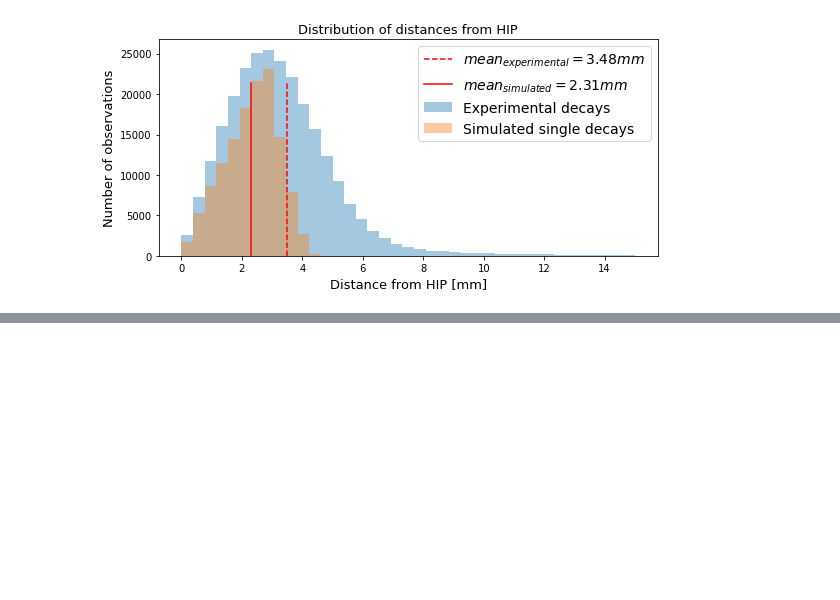
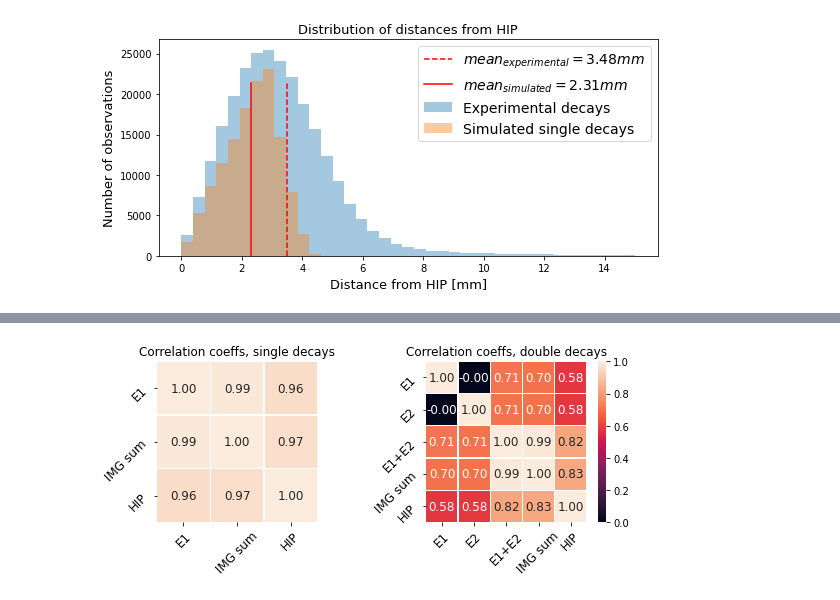
Before and after one commit to geirtul/master_analysis, a Jupyter notebook: notebooks/exploration/data_exploration_anodedata.ipynb, the cells around one changed output, grey strips where cells are left out. Saved outputs shown, nothing was run; the diff lists cells and outputs as text; code cells hidden in the pictures; blank space fills up the shorter version.

```diff
--- a/notebooks/exploration/data_exploration_anodedata.ipynb
+++ b/notebooks/exploration/data_exploration_anodedata.ipynb
@@ -296,0 +390,81 @@ plt.scatter(df_dist['custom_test_pos_pmod_dist'], img_sum, alpha=0.5, s=0.1)
+# %%
+from matplotlib import gridspec
+# Concatenate the quantities of interest and draw a reasonable sample size
+# from the data to perform calculation on. When the data is huge, this is
+# a necessity because np.corrcoef doesn't scale well.
+e_sum = np.sum(energies_sim, axis=1).reshape(energies_sim.shape[0],1)
+#correlation_data = np.concatenate((positions, energies, sep_dist, rel_e, img_sum, img_hip), axis=1)
+correlation_data_double = np.concatenate(
+    (
+        energies_sim[double_sim, 0].reshape(double_sim.shape[0], 1),
+        energies_sim[double_sim, 1].reshape(double_sim.shape[0], 1),
+        e_sum[double_sim].reshape(double_sim.shape[0], 1),
+        img_sum_sim[double_sim].reshape(double_sim.shape[0], 1),
+        img_hip_sim[double_sim].reshape(double_sim.shape[0], 1)
+    ),
+    axis=1
+)
+correlation_data_single = np.concatenate(
+    (
+        energies_sim[single_sim,0].reshape(single_sim.shape[0], 1),
+        img_sum_sim[single_sim].reshape(single_sim.shape[0], 1),
+        img_hip_sim[single_sim].reshape(single_sim.shape[0], 1)
+    ),
+    axis=1
+)
+#indices = np.random.choice(double_sim, 4000, replace=False)
+
+# Calculate correlation matrix
+corr_matrix_double = np.corrcoef(correlation_data_double, rowvar=False)
+corr_matrix_single = np.corrcoef(correlation_data_single, rowvar=False)
+
+# Plot the correlation matrix
+grid_kw = {
+    'left': 0.0,
+    'right': 1.0,
+    'top': 0.66,
+    'bottom': 0.0,
+}
+fig, ax = plt.subplots(1, 2, figsize=(8, 3.5))#, gridspec_kw=grid_kw)
+
+#ax1 = plt.subplot2grid((8,16), (0, 0), aspect="auto", colspan=7, rowspan=8, adjustable='box')
+#ax2 = plt.subplot2grid((8,16), (0, 0), aspect="auto", colspan=7, rowspan=8, adjustable='box')
+
+#ticks = ["X1", "Y1", "X2", "Y2", "E1", "E2", "sep_dist", "rel_E", "px_sum", "hip"]
+ticks_single = ["E1", "IMG sum", "HIP"]
+sns.heatmap(
+    corr_matrix_single,
+    annot=True,
+    fmt='.2f',
+    linewidth=0.2,
+    cbar=False,
+    square=True,
+    ax=ax[0],
+    vmin=0,
+    vmax=1,
+    annot_kws={'size': 12}
+)
+
+ax[0].set_title("Correlation coeffs, single decays")
+ax[0].set_xticklabels(ticks_single, rotation=45, fontsize=12)
+ax[0].set_yticklabels(ticks_single, rotation=45, fontsize=12)
+
+ticks_double = ["E1", "E2", "E1+E2", "IMG sum", "HIP"]
+sns.heatmap(
+    corr_matrix_double,
+    annot=True,
+    fmt='.2f',
+    linewidth=0.2,
+    square=True,
+    ax=ax[1],
+    vmin=0,
+    vmax=1,
+    annot_kws={'size': 12}
+)
+ax[1].set_title("Correlation coeffs, double decays")
+ax[1].set_xticklabels(ticks_double, rotation=45, fontsize=12)
+ax[1].set_yticklabels(ticks_double, rotation=45, fontsize=12)
+fig.tight_layout()
+fig.savefig(THESIS_PATH + section_path + 'simulated_corrcoeff.pdf')
+# %% [output]
+[figure, added]
```
Also changed, not shown: parts of 9 cells of this notebook.
